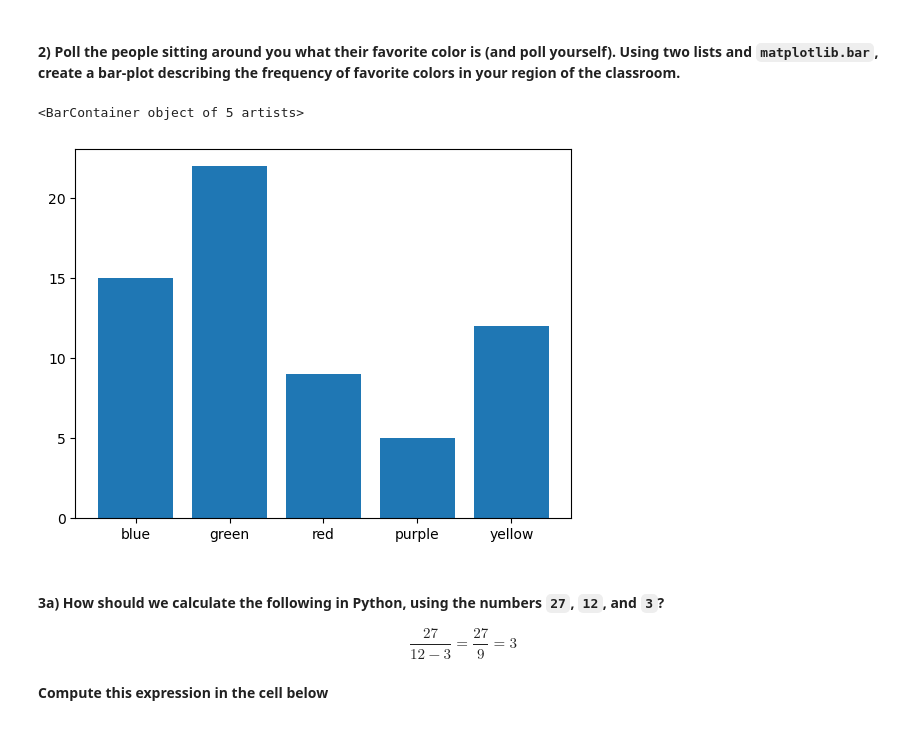
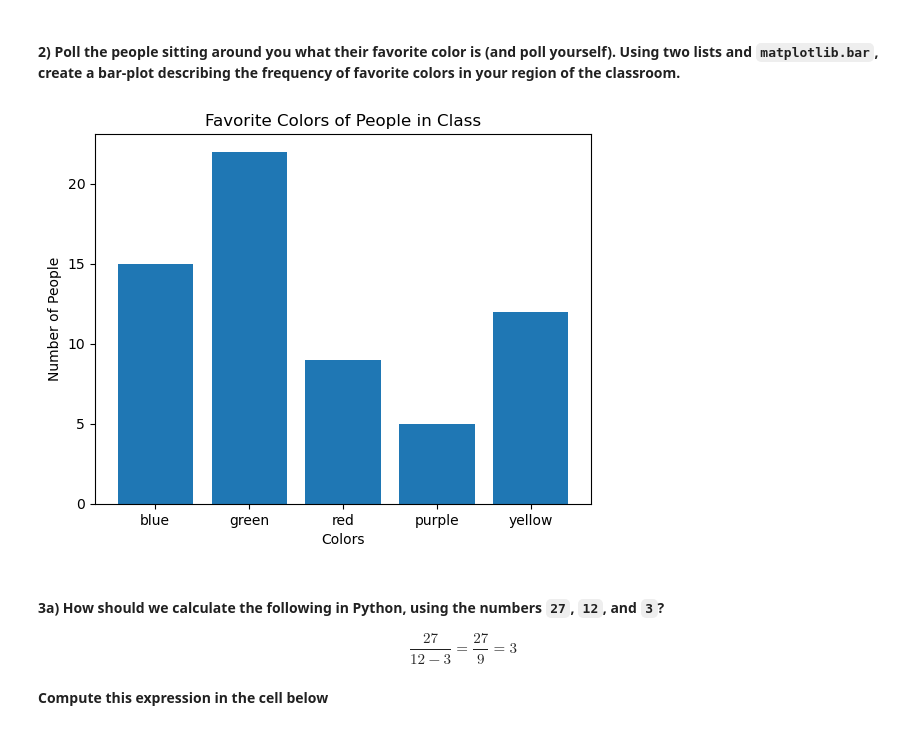
Before and after one commit to CusterLiu/datasci151spring2026, a Jupyter notebook: lecture_06/lecture_06.ipynb, the cells around one changed output. Drawn from its saved outputs; the diff is of its cells as text; code cells hidden in the pictures.

```diff
--- a/lecture_06/lecture_06.ipynb
+++ b/lecture_06/lecture_06.ipynb
@@ -563,11 +567,14 @@ Bad Guy (Billie Eilish)
 # %%
 # your code here
 people_favorite_colors = ["blue", "green", "red", "purple", "yellow"]
 frequencies = [15, 22, 9, 5, 12]
 plt.bar(people_favorite_colors, frequencies)
+plt.title("Favorite Colors of People in Class")
+plt.xlabel("Colors")
+plt.ylabel("Number of People")
+plt.show()
 # %% [output]
-<BarContainer object of 5 artists>
-[figure, old version]
+[figure, new version]
 # %% [markdown]
 #### **3a)** How should we calculate the following in Python, using the numbers `27`, `12`, and `3`?
 
```
Also changed, not shown: parts of 7 cells of this notebook.
